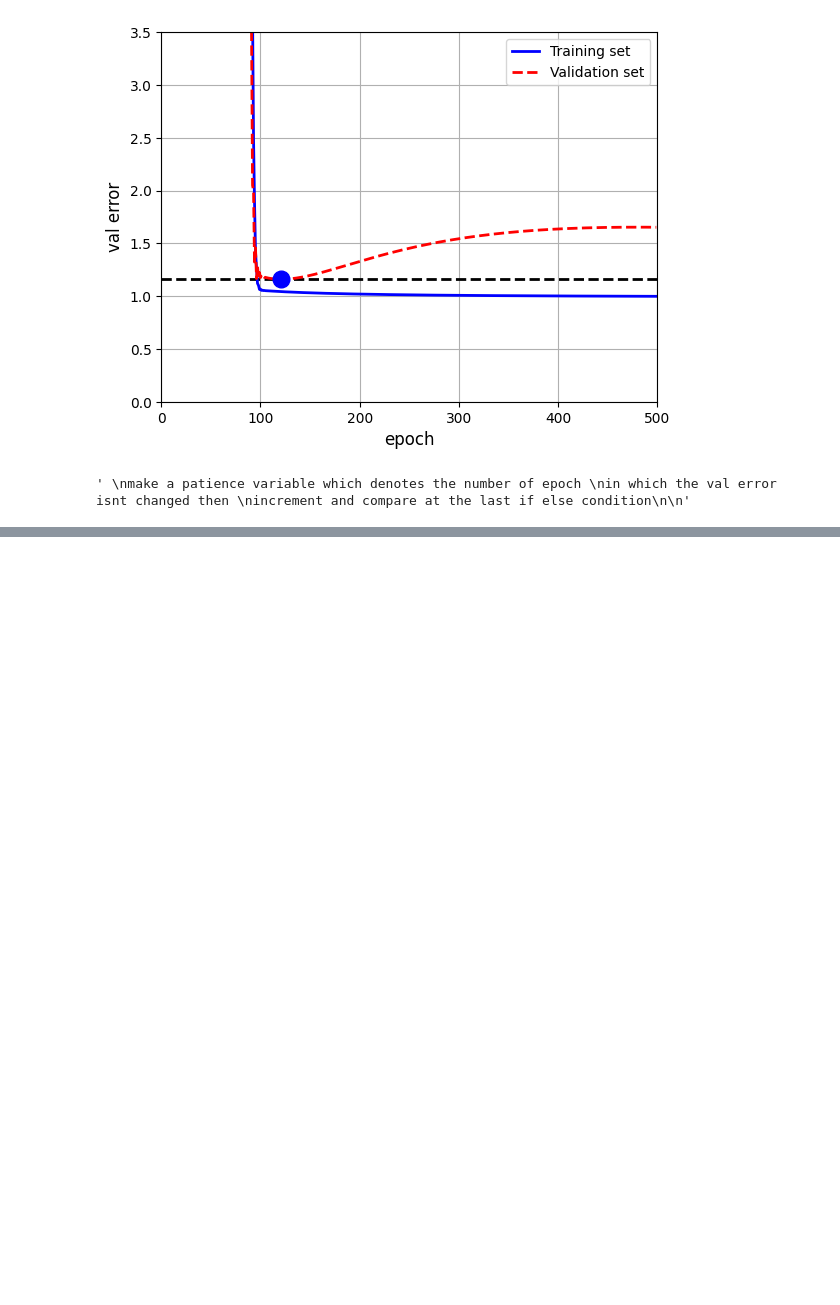
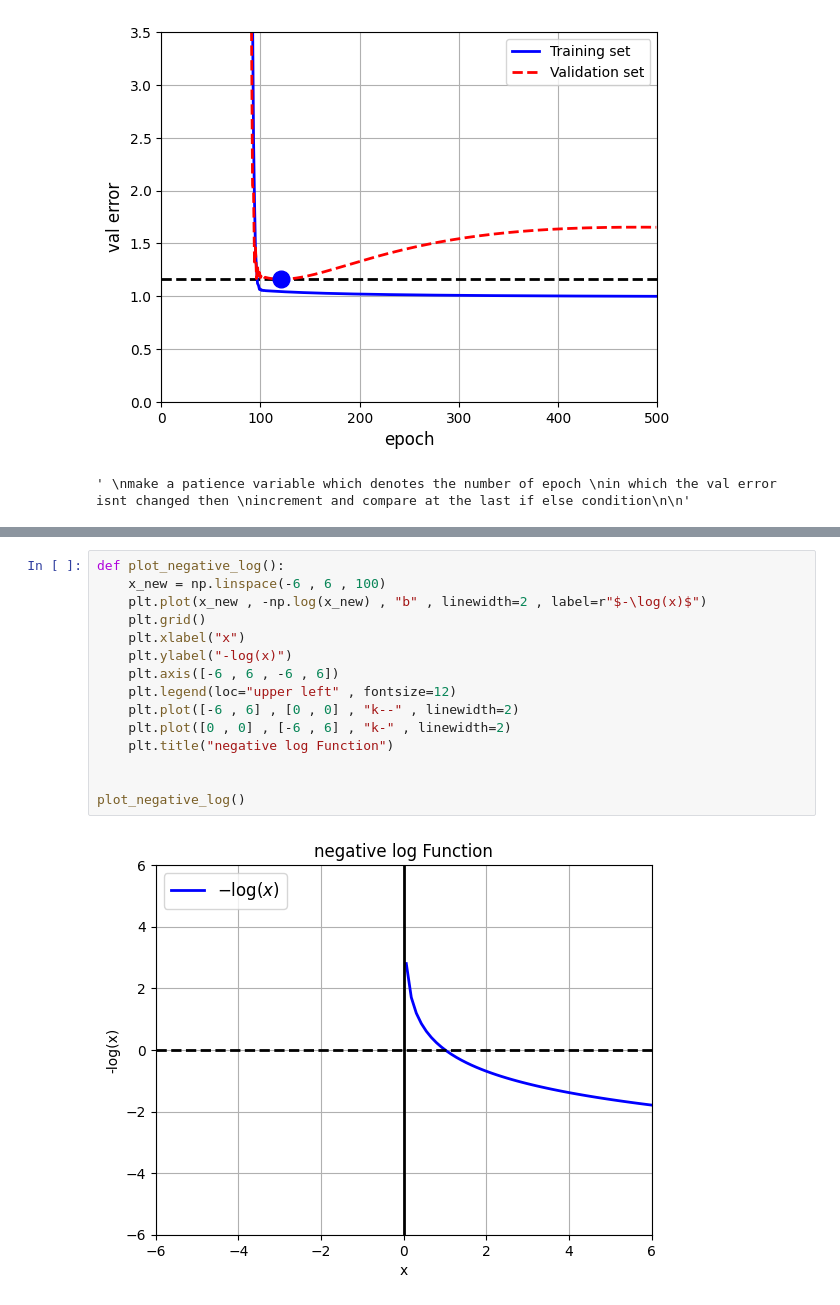
Before and after one commit to LazySeagull/Machine_Learning_Practice, a Jupyter notebook: math/Early_stopping_and_logistic_reg.ipynb, the cells around one changed output, grey strips where cells are left out. Cells and saved outputs as stored; diff of their text form; blank space fills up the shorter version.

```diff
--- a/math/Early_stopping_and_logistic_reg.ipynb
+++ b/math/Early_stopping_and_logistic_reg.ipynb
@@ -83,0 +106,17 @@ inf
+# %%
+def plot_negative_log():
+    x_new = np.linspace(-6 , 6 , 100)
+    plt.plot(x_new , -np.log(x_new) , "b" , linewidth=2 , label=r"$-\log(x)$")
+    plt.grid()
+    plt.xlabel("x")
+    plt.ylabel("-log(x)")
+    plt.axis([-6 , 6 , -6 , 6])
+    plt.legend(loc="upper left" , fontsize=12)
+    plt.plot([-6 , 6] , [0 , 0] , "k--" , linewidth=2)
+    plt.plot([0 , 0] , [-6 , 6] , "k-" , linewidth=2)
+    plt.title("negative log Function")
+
+
+plot_negative_log()
+# %% [output]
+[figure, added]
```
Also changed, not shown: parts of 17 cells of this notebook.
